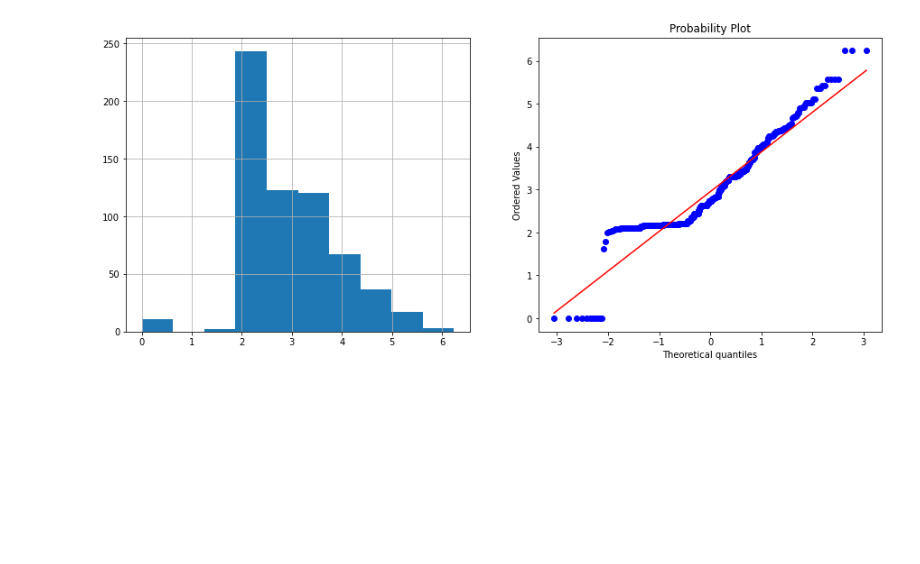
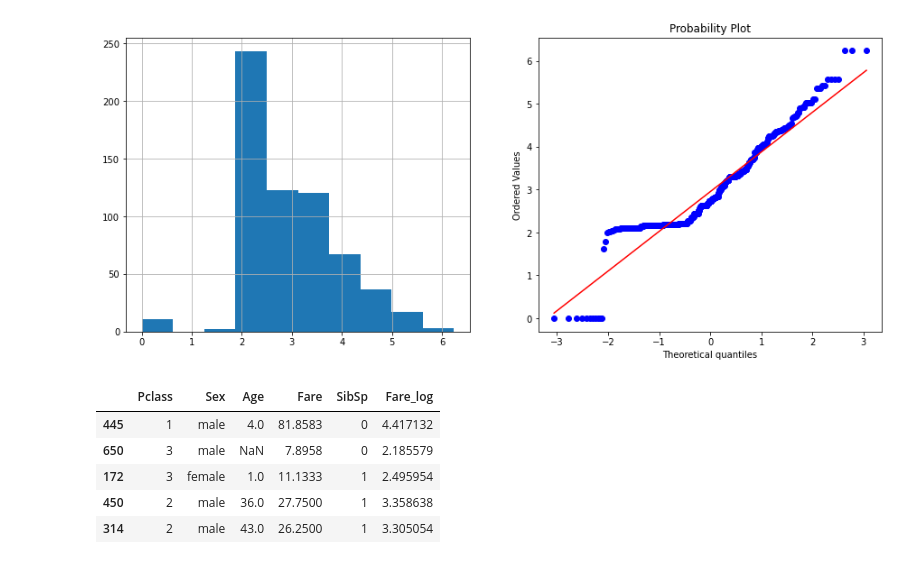
Before and after one commit to PTson2207/Engineer-Selection, a Jupyter notebook: Demo_engineer_transform.ipynb, the cells around one changed output. Saved outputs shown, nothing was run; the diff lists cells and outputs as text; code cells hidden in the pictures; blank space fills up the shorter version.

```diff
--- a/Demo_engineer_transform.ipynb
+++ b/Demo_engineer_transform.ipynb
@@ -36,3 +36,12 @@ X_train_copy = transform.log_transform(data=X_train_copy, cols=['Fare'])
 # %% [output]
 VariableFareQ-Q plot
 [figure]
+# %%
+X_train_copy.head()
+# %% [output]
+|  | Pclass | Sex | Age | Fare | SibSp | Fare_log |
+| 445 | 1 | male | 4.0 | 81.8583 | 0 | 4.417132 |
+| 650 | 3 | male | NaN | 7.8958 | 0 | 2.185579 |
+| 172 | 3 | female | 1.0 | 11.1333 | 1 | 2.495954 |
+| 450 | 2 | male | 36.0 | 27.7500 | 1 | 3.358638 |
+| 314 | 2 | male | 43.0 | 26.2500 | 1 | 3.305054 |
```
Also changed, not shown: parts of 3 cells of this notebook, 1 other file.
